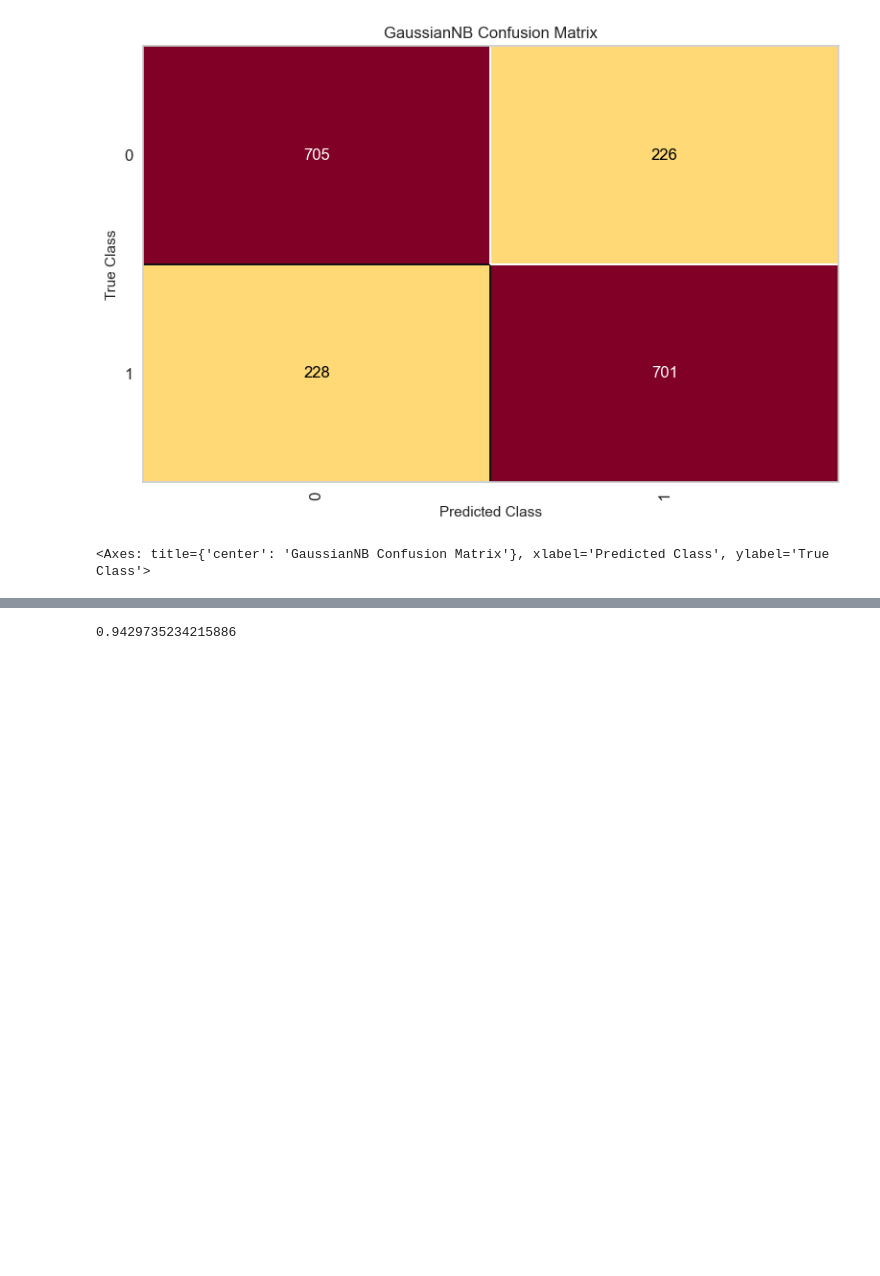
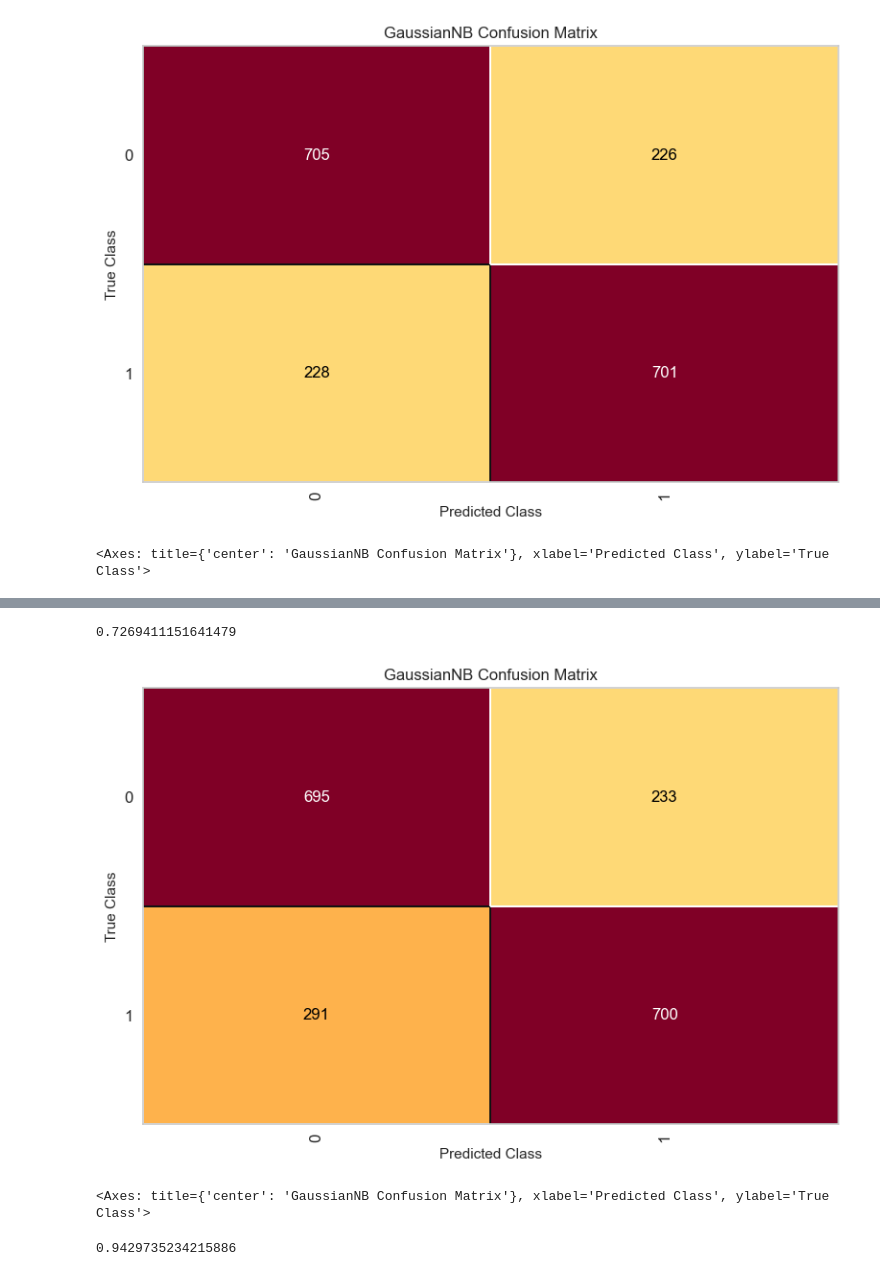
Before and after one commit to Kiki1108/stroke-prognosis, a Jupyter notebook: model_test.ipynb, the cells around one changed output, grey strips where cells are left out. Saved outputs shown, nothing was run; the diff lists cells and outputs as text; code cells hidden in the pictures; blank space fills up the shorter version.

```diff
--- a/model_test.ipynb
+++ b/model_test.ipynb
@@ -92,3 +165,17 @@ cm.show()
+# %%
+naive_bayes = sk.naive_bayes.GaussianNB()
+naive_bayes.fit(x4_train, y4_train)
+previsoes = naive_bayes.predict(x4_test)
+
+cm = yb.classifier.ConfusionMatrix(naive_bayes)
+cm.fit(x4_train, y4_train)
+score_naive_gaussian = cm.score(x4_test, y4_test)
+print(score_naive_gaussian)
+cm.show()
+# %% [output]
+0.7269411151641479
+[figure, added]
+<Axes: title={'center': 'GaussianNB Confusion Matrix'}, xlabel='Predicted Class', ylabel='True Class'>
 # %%
 naive_bayes = sk.naive_bayes.BernoulliNB()
 naive_bayes.fit(x1_train, y1_train)
```
Also changed, not shown: parts of 42 cells of this notebook, 3 other files.
